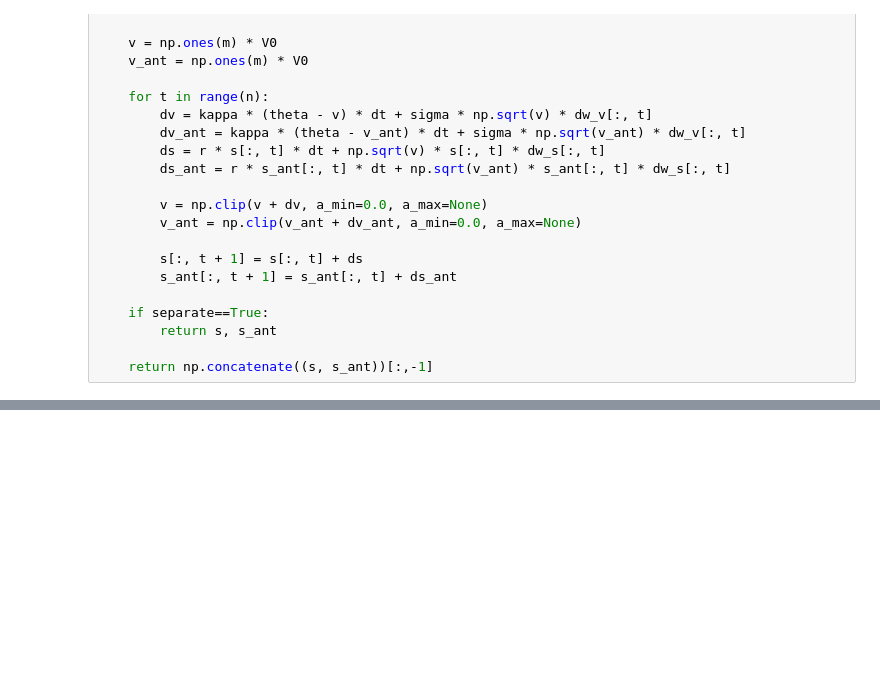
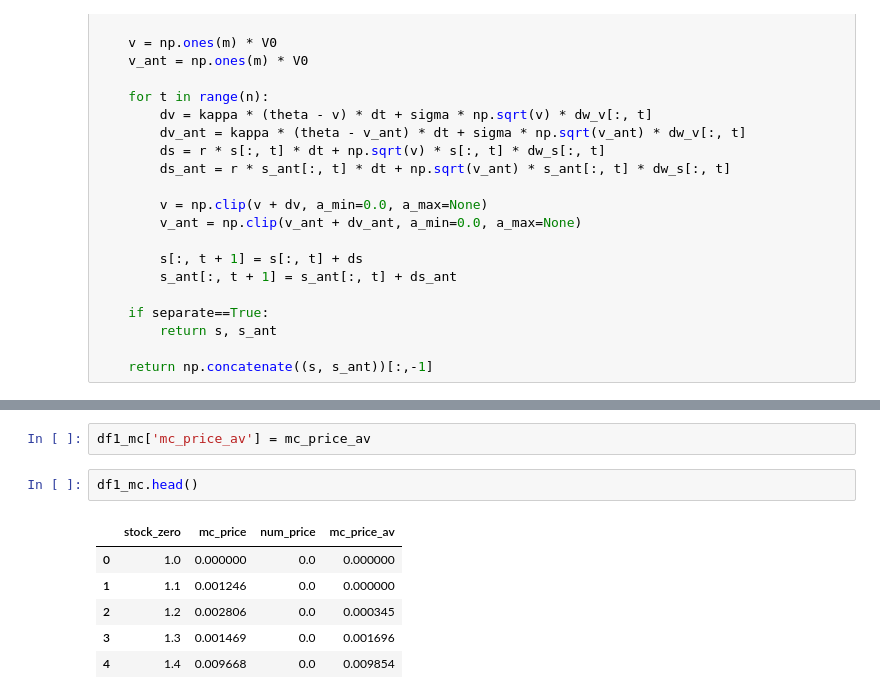
Before and after one commit to anitamezzetti/Heston_option_pricing, a Jupyter notebook: complete data/Heston_Project.ipynb, the cells around one changed output, grey strips where cells are left out. Cells and saved outputs as stored; diff of their text form; blank space fills up the shorter version.

```diff
--- a/complete data/Heston_Project.ipynb
+++ b/complete data/Heston_Project.ipynb
@@ -169,0 +276,11 @@ def stock_price_generator_av (T, n ,m, r, S0, k, V0, sigma, theta, kappa, rho, s
+# %%
+df1_mc['mc_price_av'] = mc_price_av
+# %%
+df1_mc.head()
+# %% [output]
+|  | stock_zero | mc_price | num_price | mc_price_av |
+| 0 | 1.0 | 0.000000 | 0.0 | 0.000000 |
+| 1 | 1.1 | 0.001246 | 0.0 | 0.000000 |
+| 2 | 1.2 | 0.002806 | 0.0 | 0.000345 |
+| 3 | 1.3 | 0.001469 | 0.0 | 0.001696 |
+| 4 | 1.4 | 0.009668 | 0.0 | 0.009854 |
```
Also changed, not shown: parts of 27 cells of this notebook, 1 other file.
